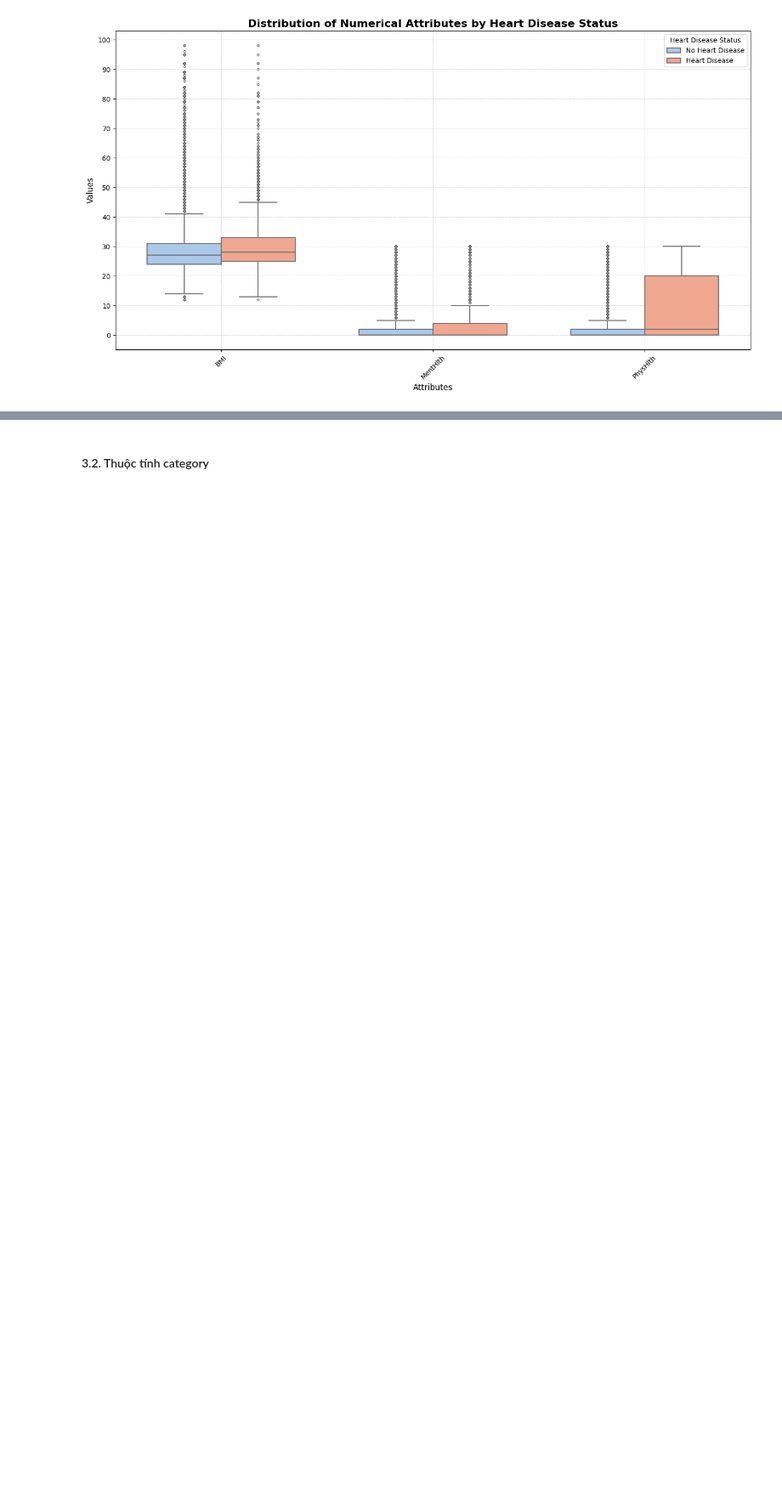
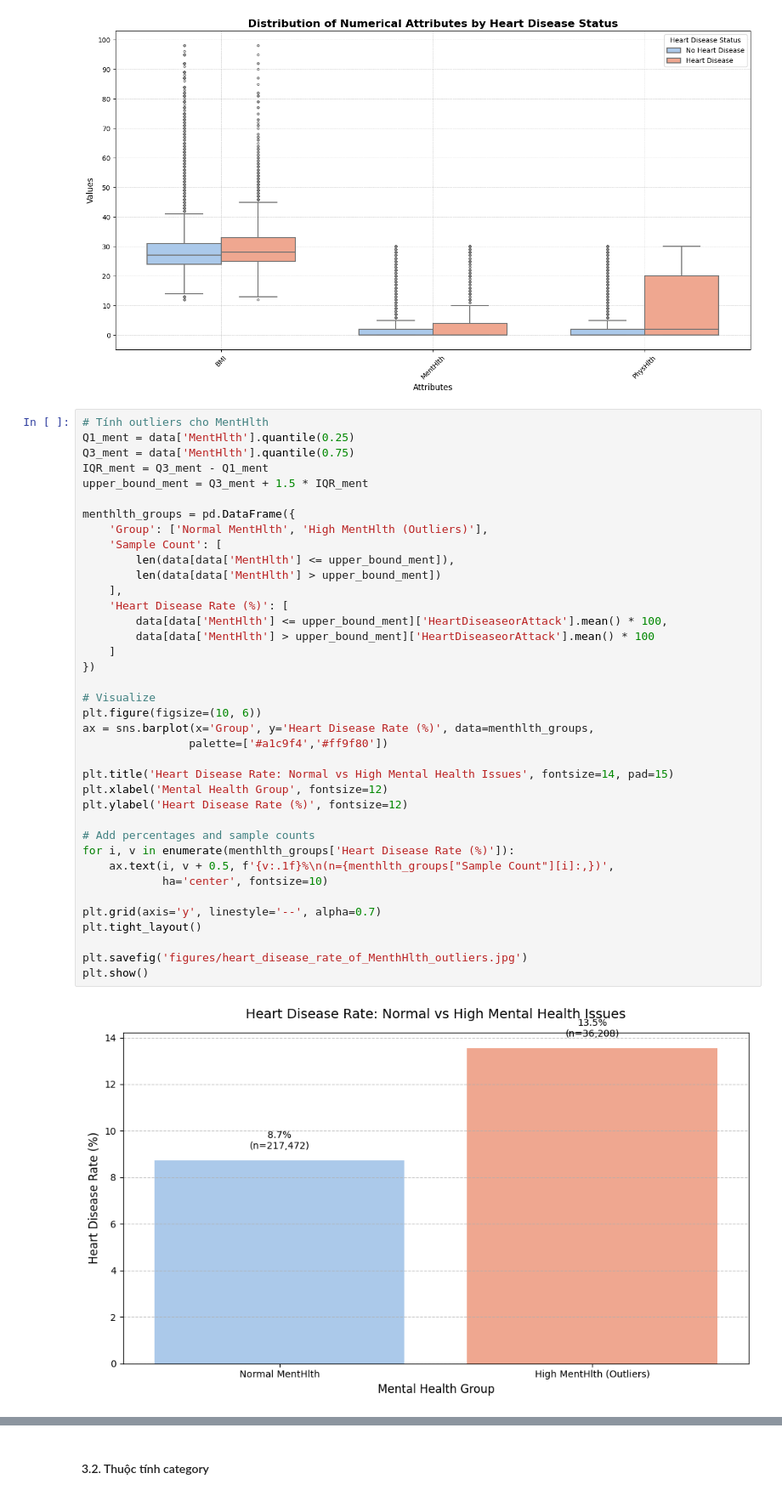
Before and after one commit to Kizza2014/machine_learning, a Jupyter notebook: final_term/eda.ipynb, the cells around one changed output, grey strips where cells are left out. Shown at 85% size. Saved outputs shown, nothing was run; the diff lists cells and outputs as text; blank space fills up the shorter version.

```diff
--- a/final_term/eda.ipynb
+++ b/final_term/eda.ipynb
@@ -192,5 +225,45 @@ plt.tight_layout()
 # plt.savefig('figures/numerical_attrs_by_class_distribution.jpg', dpi=300)
 # %% [output]
 [figure]
+# %%
+# Tính outliers cho MentHlth
+Q1_ment = data['MentHlth'].quantile(0.25)
+Q3_ment = data['MentHlth'].quantile(0.75)
+IQR_ment = Q3_ment - Q1_ment
+upper_bound_ment = Q3_ment + 1.5 * IQR_ment
+
+menthlth_groups = pd.DataFrame({
+    'Group': ['Normal MentHlth', 'High MentHlth (Outliers)'],
+    'Sample Count': [
+        len(data[data['MentHlth'] <= upper_bound_ment]),
+        len(data[data['MentHlth'] > upper_bound_ment])
+    ],
+    'Heart Disease Rate (%)': [
+        data[data['MentHlth'] <= upper_bound_ment]['HeartDiseaseorAttack'].mean() * 100,
+        data[data['MentHlth'] > upper_bound_ment]['HeartDiseaseorAttack'].mean() * 100
+    ]
+})
+
+# Visualize
+plt.figure(figsize=(10, 6))
+ax = sns.barplot(x='Group', y='Heart Disease Rate (%)', data=menthlth_groups,
+                palette=['#a1c9f4','#ff9f80'])
+
+plt.title('Heart Disease Rate: Normal vs High Mental Health Issues', fontsize=14, pad=15)
+plt.xlabel('Mental Health Group', fontsize=12)
+plt.ylabel('Heart Disease Rate (%)', fontsize=12)
+
+# Add percentages and sample counts
+for i, v in enumerate(menthlth_groups['Heart Disease Rate (%)']):
+    ax.text(i, v + 0.5, f'{v:.1f}%\n(n={menthlth_groups["Sample Count"][i]:,})',
+            ha='center', fontsize=10)
+
+plt.grid(axis='y', linestyle='--', alpha=0.7)
+plt.tight_layout()
+
+plt.savefig('figures/heart_disease_rate_of_MenthHlth_outliers.jpg')
+plt.show()
+# %% [output]
+[figure, added]
 # %% [markdown]
 **NHẬN XÉT**:
```
Also changed, not shown: parts of 2 cells of this notebook, 3 other files.
